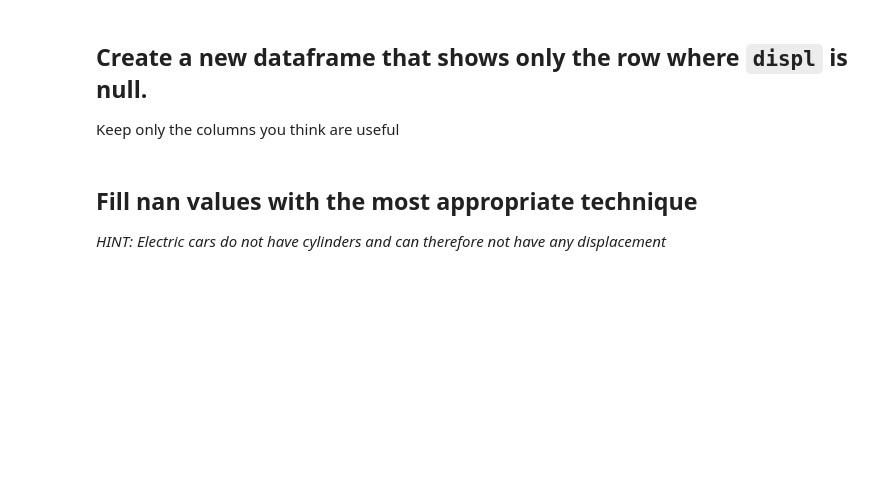
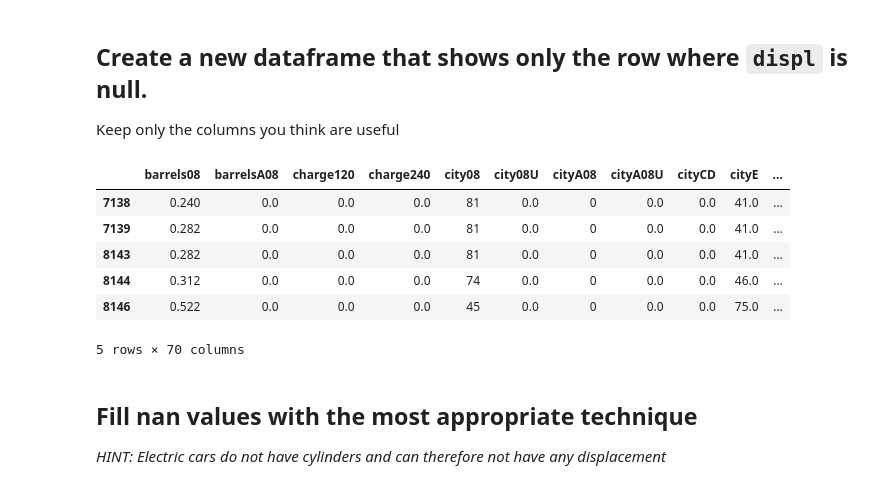
Before and after one commit to Ironhack-Data-Madrid-Agosto-2022/2.4-lab-data-cleaning, a Jupyter notebook: your-code/main.ipynb, the cells around one changed output. Drawn from its saved outputs; the diff is of its cells as text; code cells hidden in the pictures; blank space fills up the shorter version.

```diff
--- a/your-code/main.ipynb
+++ b/your-code/main.ipynb
@@ -136,2 +133,3 @@ Index(['eng_dscr', 'guzzler', 'trans_dscr', 'tCharger', 'sCharger', 'atvType',
 # %%
 #your code
+data.drop(colsNull,axis = 1, inplace = True)
@@ -145,3 +145,15 @@ Keep only the columns you think are useful
+# %%
+#your code
+data_displNull = data[data.displ.isnull()==True]
+data_displNull.head() #Compruebo que efectivamente me trae los nulos
+# %% [output]
+|  | barrels08 | barrelsA08 | charge120 | charge240 | city08 | city08U | cityA08 | cityA08U | cityCD | cityE | ... |
+| 7138 | 0.240 | 0.0 | 0.0 | 0.0 | 81 | 0.0 | 0 | 0.0 | 0.0 | 41.0 | ... |
+| 7139 | 0.282 | 0.0 | 0.0 | 0.0 | 81 | 0.0 | 0 | 0.0 | 0.0 | 41.0 | ... |
+| 8143 | 0.282 | 0.0 | 0.0 | 0.0 | 81 | 0.0 | 0 | 0.0 | 0.0 | 41.0 | ... |
+| 8144 | 0.312 | 0.0 | 0.0 | 0.0 | 74 | 0.0 | 0 | 0.0 | 0.0 | 46.0 | ... |
+| 8146 | 0.522 | 0.0 | 0.0 | 0.0 | 45 | 0.0 | 0 | 0.0 | 0.0 | 75.0 | ... |
+5 rows × 70 columns
 # %% [markdown]
 ## Fill nan values with the most appropriate technique
 *HINT: Electric cars do not have cylinders and can therefore not have any displacement*
```
Also changed, not shown: parts of 9 cells of this notebook.
